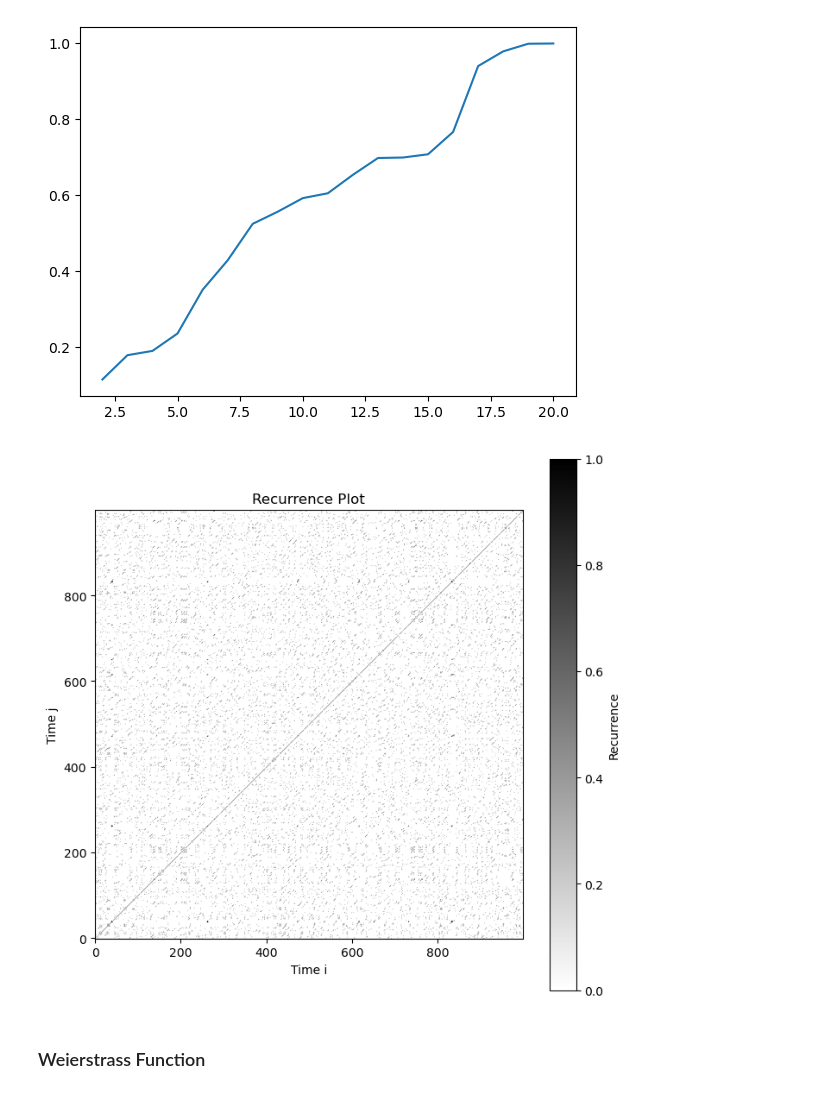
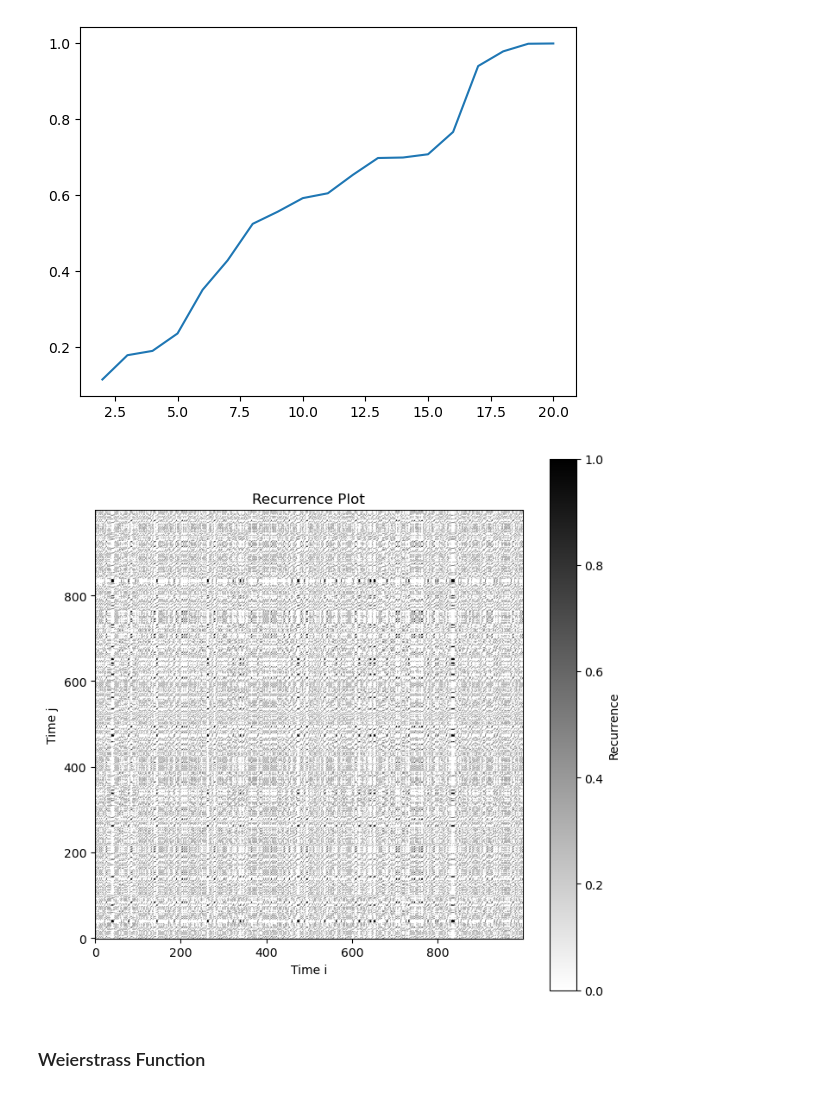
Before and after one commit to seeingquietjohn/ShannonsWiener, a Jupyter notebook: EmbeddingBench.ipynb, the cells around one changed output. Drawn from its saved outputs; the diff is of its cells as text; code cells hidden in the pictures.

```diff
--- a/EmbeddingBench.ipynb
+++ b/EmbeddingBench.ipynb
@@ -179,9 +190,9 @@ plt.show()
 [figure]
 [figure]
 # %%
-plot_recurrence(lgm, 0.1*np.std(lgm), 2, 1)
+plot_recurrence(lgm, 0.5*np.std(lgm), 2, 1)
 # %% [output]
-[figure, old version]
+[figure, new version]
 # %% [markdown]
 ### Weierstrass Function
 # %%
```
Also changed, not shown: parts of 1 cell of this notebook.
